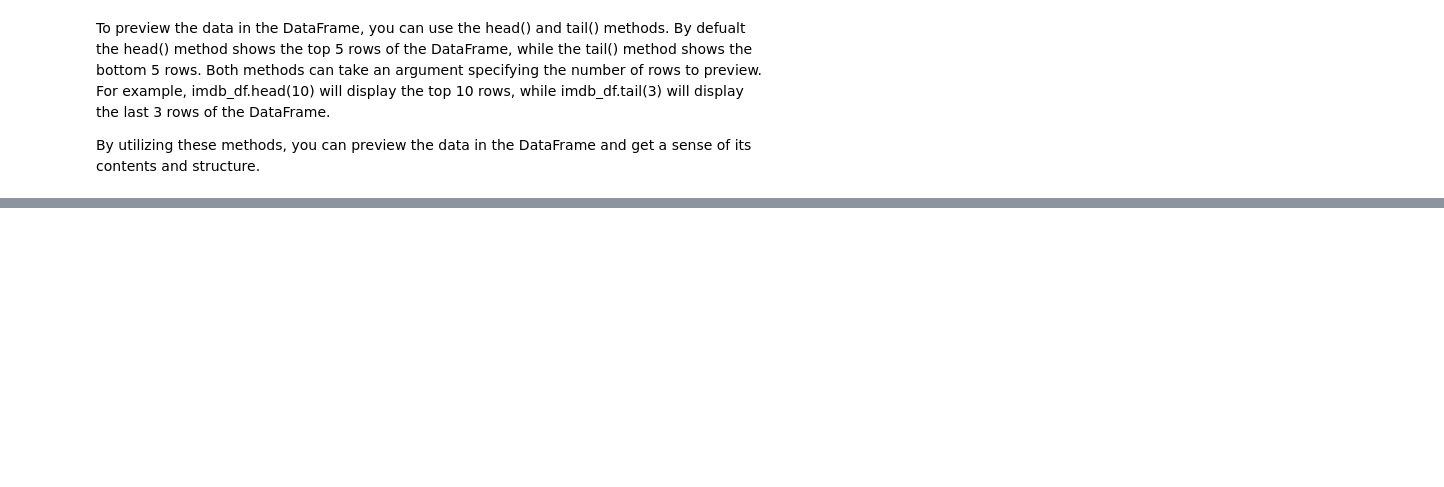
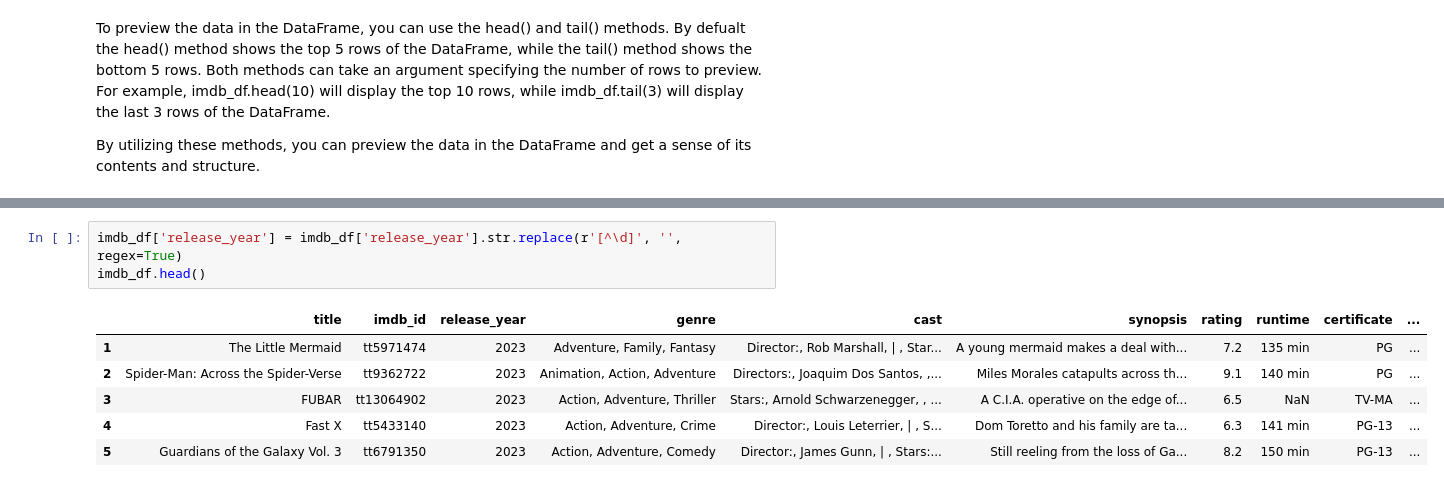
Before and after one commit to ibrahimanis081/data_cleaning_projects, a Jupyter notebook: notebooks/imdb_tv_series.ipynb, the cells around one changed output, grey strips where cells are left out. Saved outputs shown, nothing was run; the diff lists cells and outputs as text; blank space fills up the shorter version.

```diff
--- a/notebooks/imdb_tv_series.ipynb
+++ b/notebooks/imdb_tv_series.ipynb
@@ -101,0 +177,10 @@ imdb_df.head()
+# %%
+imdb_df['release_year'] = imdb_df['release_year'].str.replace(r'[^\d]', '', regex=True)
+imdb_df.head()
+# %% [output]
+|  | title | imdb_id | release_year | genre | cast | synopsis | rating | runtime | certificate | ... |
+| 1 | The Little Mermaid | tt5971474 | 2023 | Adventure, Family, Fantasy | Director:, Rob Marshall, | , Star... | A young mermaid makes a deal with... | 7.2 | 135 min | PG | ... |
+| 2 | Spider-Man: Across the Spider-Verse | tt9362722 | 2023 | Animation, Action, Adventure | Directors:, Joaquim Dos Santos, ,... | Miles Morales catapults across th... | 9.1 | 140 min | PG | ... |
+| 3 | FUBAR | tt13064902 | 2023 | Action, Adventure, Thriller | Stars:, Arnold Schwarzenegger, , ... | A C.I.A. operative on the edge of... | 6.5 | NaN | TV-MA | ... |
+| 4 | Fast X | tt5433140 | 2023 | Action, Adventure, Crime | Director:, Louis Leterrier, | , S... | Dom Toretto and his family are ta... | 6.3 | 141 min | PG-13 | ... |
+| 5 | Guardians of the Galaxy Vol. 3 | tt6791350 | 2023 | Action, Adventure, Comedy | Director:, James Gunn, | , Stars:... | Still reeling from the loss of Ga... | 8.2 | 150 min | PG-13 | ... |
```
Also changed, not shown: parts of 22 cells of this notebook.
